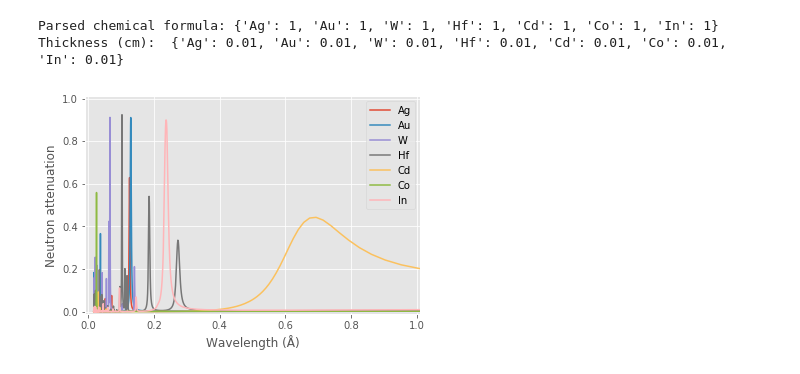
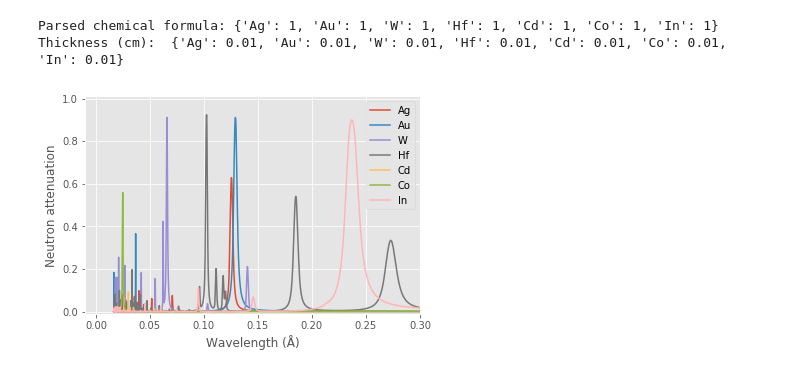
Before and after one commit to yuxuan-zhang/ERNI, a Jupyter notebook: plot.ipynb, the cells around one changed output. Saved outputs shown, nothing was run; the diff lists cells and outputs as text; code cells hidden in the pictures.

```diff
--- a/plot.ipynb
+++ b/plot.ipynb
@@ -224,32 +224,32 @@ if _plot_or_not == 'Y':
     else:
         _y_words = 'Neutron attenuation'
 
     ### Determine x y axis values
     if _plot_mixed == 'Y':
         if _trans_y_axis == 'Y':
             _y_axis = y_trans_tot
         else:
             _y_axis = 1 - y_trans_tot
         plt.plot(_x_axis, _y_axis, label=_input_formula)
 
     if _plot_each_ele_contribution == 'Y':
         for _ele in elements:
             _y_each_axis = y_ele_dict[_ele]
             plt.plot(_x_axis, _y_each_axis, label=_ele)
 
     if _plot_each_iso_contribution == 'Y':
         for _ele in elements:
             for _iso in isotopes_dict[_ele]:
                 _y_each_axis = y_iso_dicts[_ele][_iso]
                 plt.plot(_x_axis, _y_each_axis, label=_iso)
     if _energy_x_axis != 'Y':
-        plt.xlim(-0.01, 1.01)
+        plt.xlim(-0.01, 0.3)
     plt.ylim(-0.01, 1.01)
     plt.xlabel(_x_words)
     plt.ylabel(_y_words)
     plt.legend(loc='best')
     plt.show()
 # %% [output]
 Parsed chemical formula: {'Ag': 1, 'Au': 1, 'W': 1, 'Hf': 1, 'Cd': 1, 'Co': 1, 'In': 1}
 Thickness (cm):  {'Ag': 0.01, 'Au': 0.01, 'W': 0.01, 'Hf': 0.01, 'Cd': 0.01, 'Co': 0.01, 'In': 0.01}
-[figure, old version]
+[figure, new version]
```
Also changed, not shown: 2 other files.
